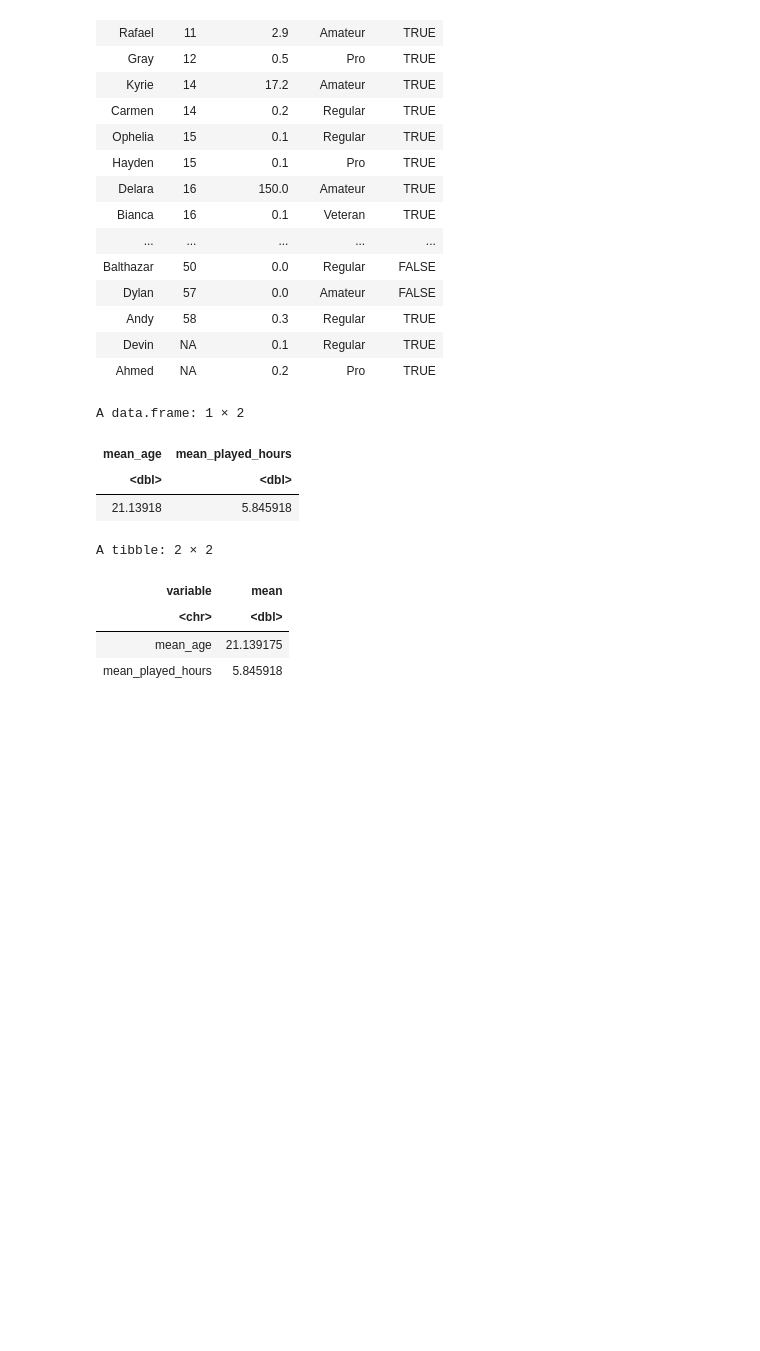
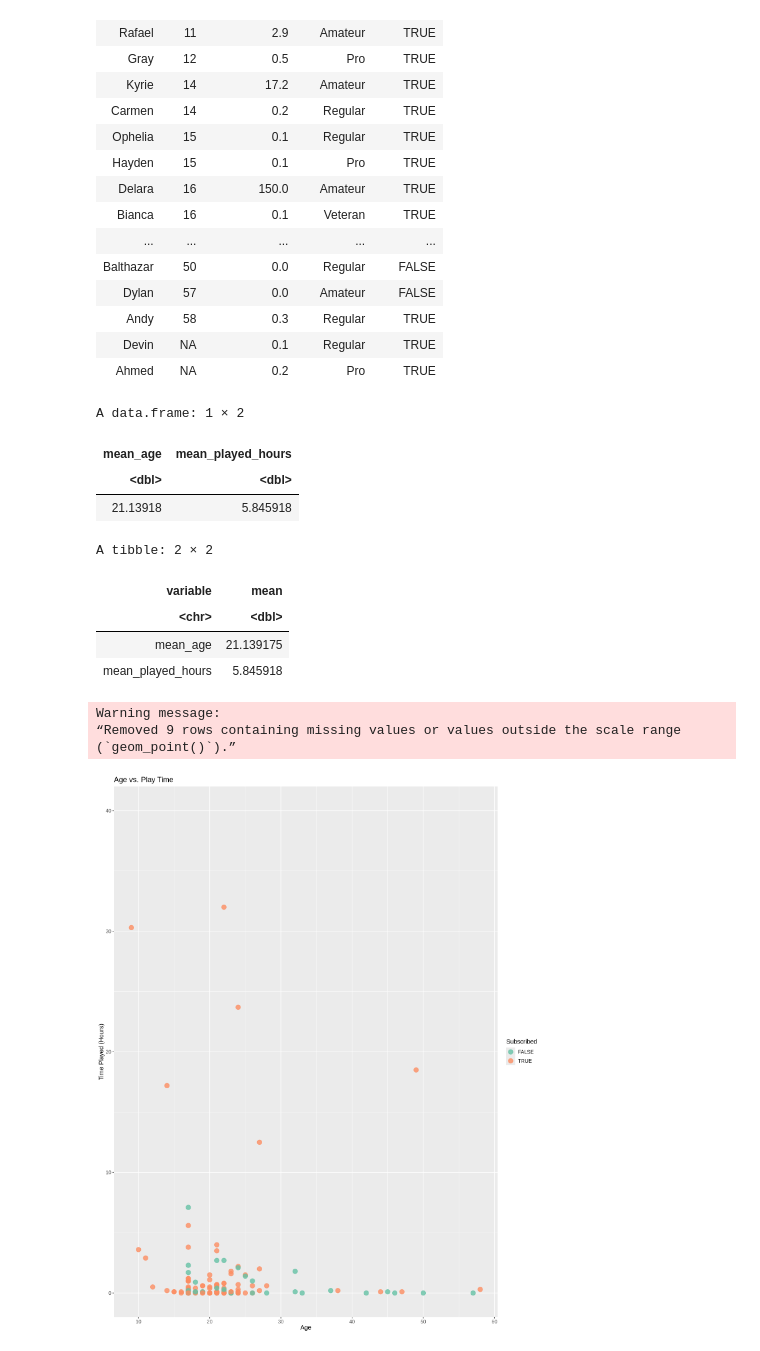
Before and after one commit to Amisha-B32/individual_project_repo, a Jupyter notebook: individual_project.ipynb, the cells around one changed output. Drawn from its saved outputs; the diff is of its cells as text; code cells hidden in the pictures; blank space fills up the shorter version.

Commit message:
Added Visualizations
Added scatterplot and bargraph

```diff
--- a/individual_project.ipynb
+++ b/individual_project.ipynb
@@ -53,3 +53,23 @@ A tibble: 2 × 2
 | <chr> | <dbl> |
 | mean_age | 21.139175 |
 | mean_played_hours | 5.845918 |
+# %%
+#Make exploratory visualizations
+options(repr.plot.width = 12, repr.plot.height = 15)
+hours_plot <- players_data |>
+    ggplot(aes(x = age, y = played_hours, color = subscribe)) +
+    geom_point(size = 4, alpha = 0.8) +
+    labs(title = "Age vs. Play Time",
+         x = "Age",
+         y = "Time Played (Hours)",
+         color = "Subscribed") +
+    ylim(0.0, 40) +
+    theme(text = element_text(size = 12)) +
+    scale_color_brewer(palette = "Set2")
+
+hours_plot
+# %% [output]
+Warning message:
+“Removed 9 rows containing missing values or values outside the scale range
+(`geom_point()`).”
+[figure, added]
```
Also changed, not shown: parts of 1 cell of this notebook.
